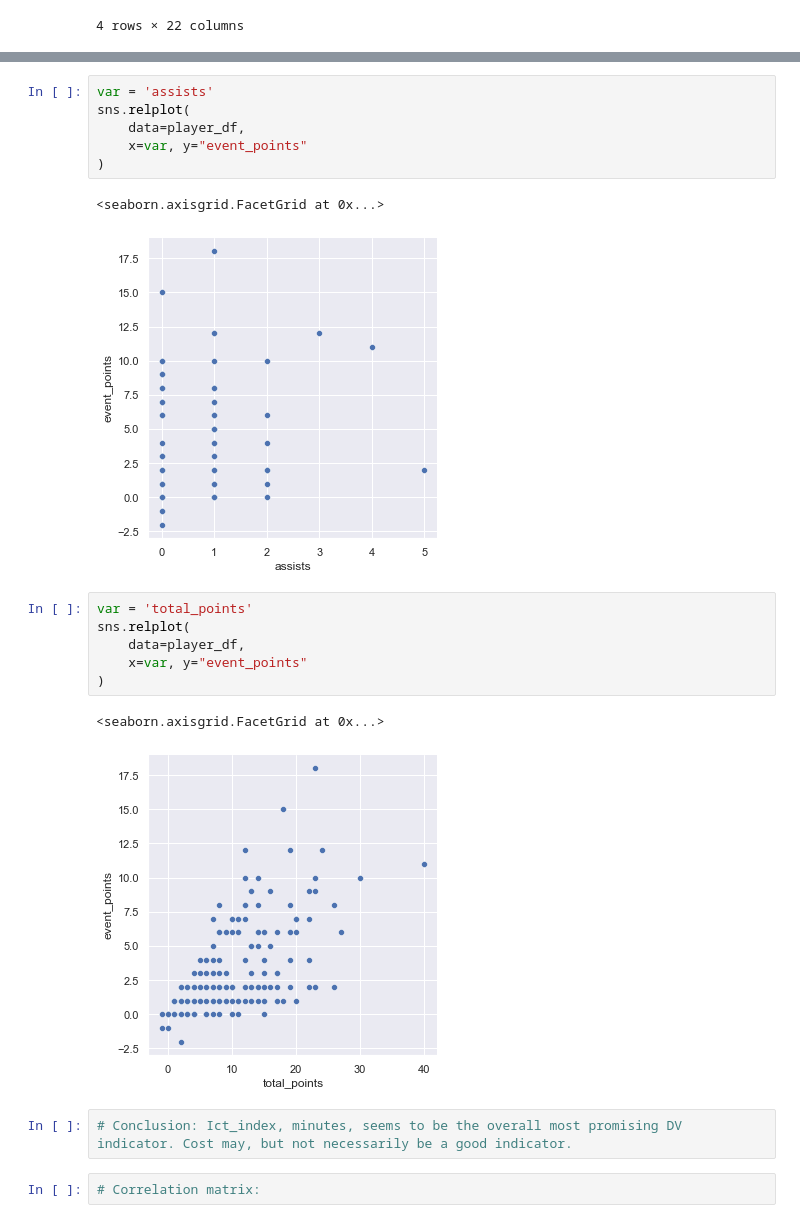
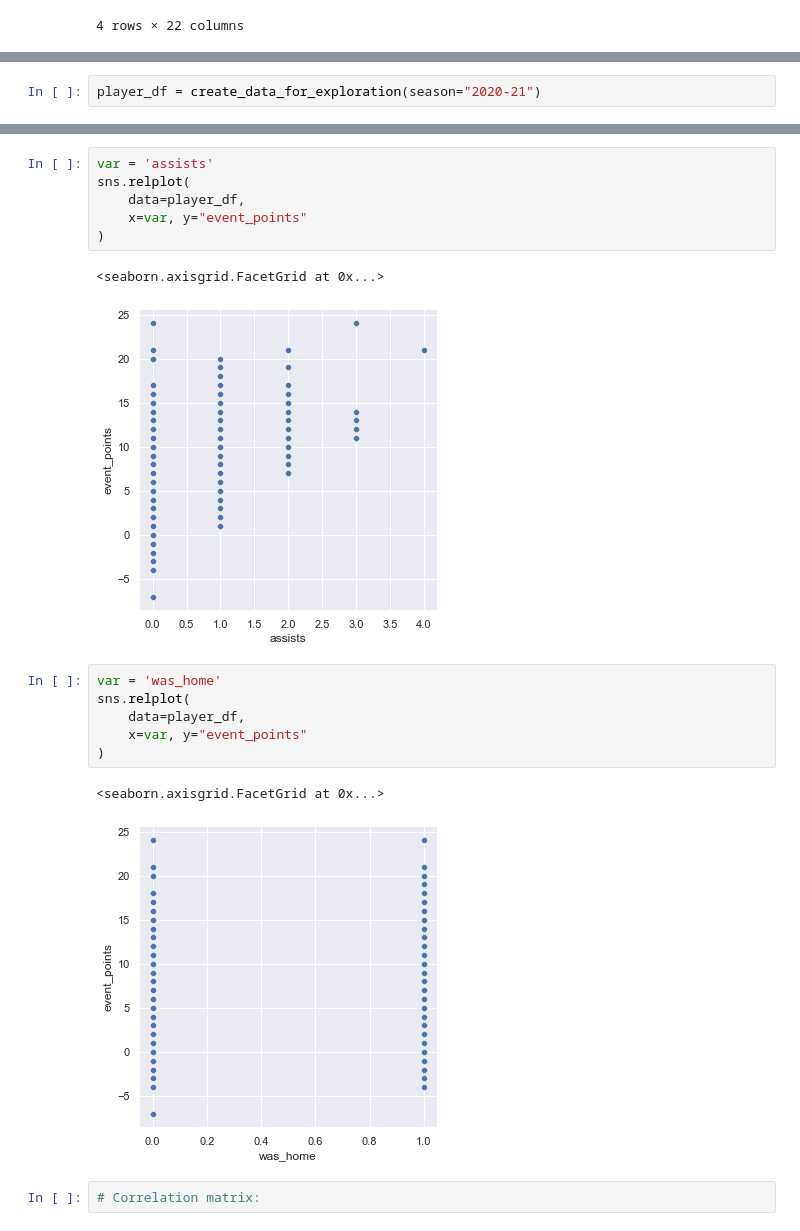
Before and after one commit to magnustorvund/fantasyAI, a Jupyter notebook: notebooks/data_exploration.ipynb, the cells around one changed output, grey strips where cells are left out. Cells and saved outputs as stored; diff of their text form.

```diff
--- a/notebooks/data_exploration.ipynb
+++ b/notebooks/data_exploration.ipynb
@@ -44,0 +24,2 @@ player_df[["id", "web_name"]]
+# %%
+player_df = create_data_for_exploration(season="2020-21")
@@ -157,17 +150,15 @@ sns.relplot(
 )
 # %% [output]
 <seaborn.axisgrid.FacetGrid at 0x...>
-[figure, old version]
+[figure, new version]
 # %%
-var = 'total_points'
+var = 'was_home'
 sns.relplot(
     data=player_df,
     x=var, y="event_points"
 )
 # %% [output]
 <seaborn.axisgrid.FacetGrid at 0x...>
-[figure, old version]
+[figure, new version]
-# %%
-# Conclusion: Ict_index, minutes, seems to be the overall most promising DV indicator. Cost may, but not necessarily be a good indicator.
 # %%
 # Correlation matrix:
```
Also changed, not shown: parts of 38 cells of this notebook, 2 other files.
